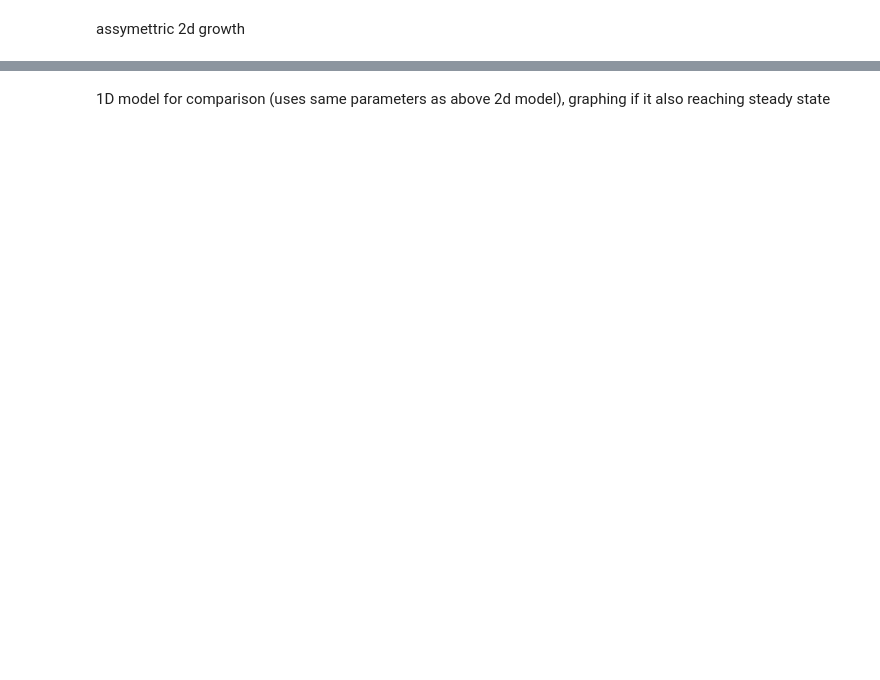
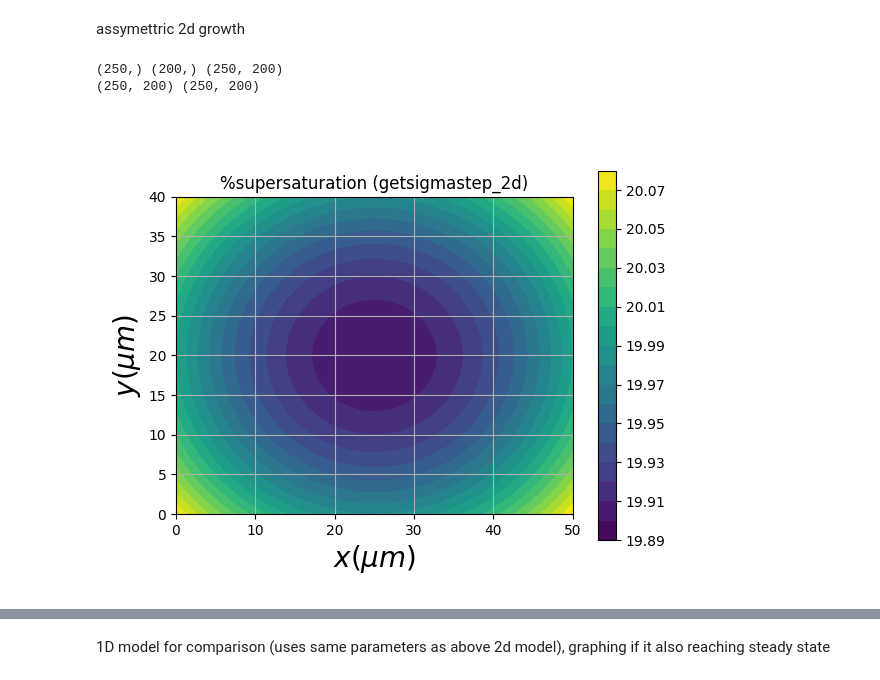
Before and after one commit to upschemistry/icecontinuum, a Jupyter notebook: bloom_2022/experiments.ipynb, the cells around one changed output, grey strips where cells are left out. Drawn from its saved outputs; the diff is of its cells as text; code cells hidden in the pictures; blank space fills up the shorter version.

```diff
--- a/bloom_2022/experiments.ipynb
+++ b/bloom_2022/experiments.ipynb
@@ -19,13 +20,16 @@ assymettric 2d growth
 test_2d_asym = loadSim('f2d_simulation_asymmetric250_200_1000layers_center_reduction0.1_D_2_RK45.pkl')
 # %%
 #set up and run and plot a new simulation
-test_2d_asym = Simulation(f2d, (500,350), method='RK45')
+test_2d_asym = Simulation(f2d, (250,200), method='RK45')
+
+#try a noisy simulation
+test_2d_asym.noisy_init = True
+
 test_2d_asym.float_params['DoverdeltaX2'] *= 2
 test_2d_asym.layermax = 500
-#test_2d_asym.sigma0 = 0.16
+test_2d_asym.sigmastepmax= -0.01
 test_2d_asym.center_reduction = 0.1
-test_2d_asym.deltaT *= 10 #increase time step to decrease number of steps saved?
-
+test_2d_asym.deltaT *= 10 #increase time step to decrease number of steps saved
 
 #_plot = test_2d_asym.plot(tot=True,completion=1)
 #anim = test_2d_asym.animate(ice=True,surface=True, ret=True, focus_on_growth=True)
@@ -37,15 +45,19 @@ ygrid,xgrid = np.meshgrid(ys,xs) #2d mesh for plotting
 # %%
 #countour plot of sigmastep 2d
 print(xs.shape,ys.shape,sigma.shape)
 fig,ax = plt.subplots()
-CS = ax.contourf(xgrid,ygrid,sigma*100,np.arange(np.min(sigma*100),np.max(sigma*100),0.01))
+CS = ax.contourf(xgrid,ygrid,sigma*100,np.arange(np.min(sigma*100)-0.01,np.max(sigma*100)+0.01,0.01))
 #CS = ax.contourf(xgrid,ygrid,xgrid) #graph x
 #CS = ax.contourf(xgrid,ygrid,ygrid) #graph y
 ax.set_xlabel(r'$x (\mu m)$', fontsize=20)
 ax.set_ylabel(r'$y (\mu m)$', fontsize=20)
 plt.grid(True)
 plt.gca().set_aspect('equal')
 fig.colorbar(CS)
 plt.title('%supersaturation (getsigmastep_2d)')
 print(xgrid.shape,ygrid.shape)
+# %% [output]
+(250,) (200,) (250, 200)
+(250, 200) (250, 200)
+[figure, added]
 # %%
```
Also changed, not shown: parts of 13 cells of this notebook, 37 other files.
